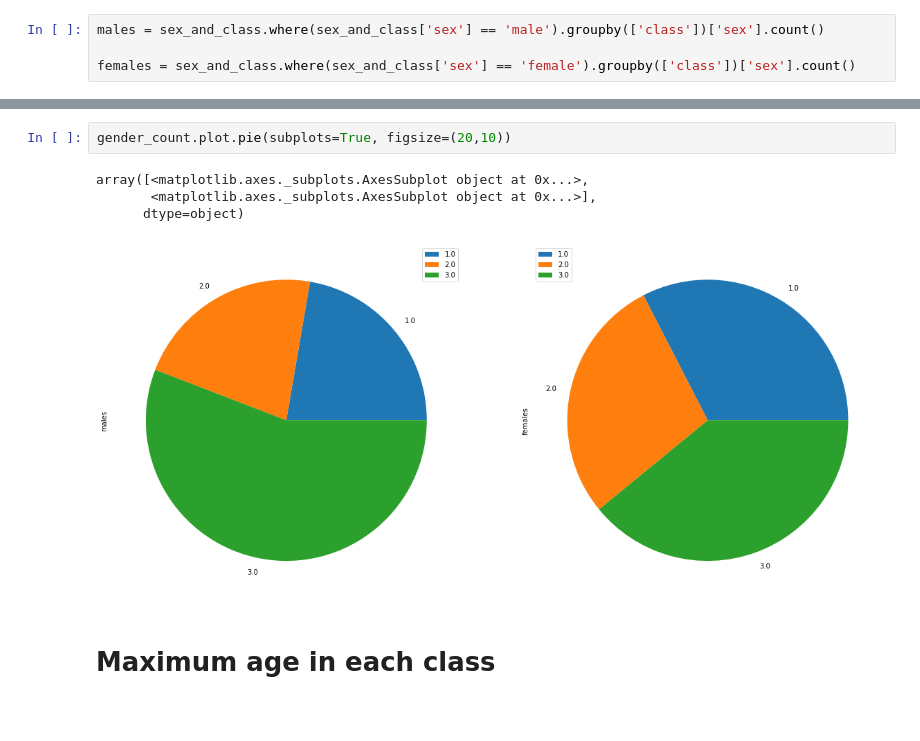
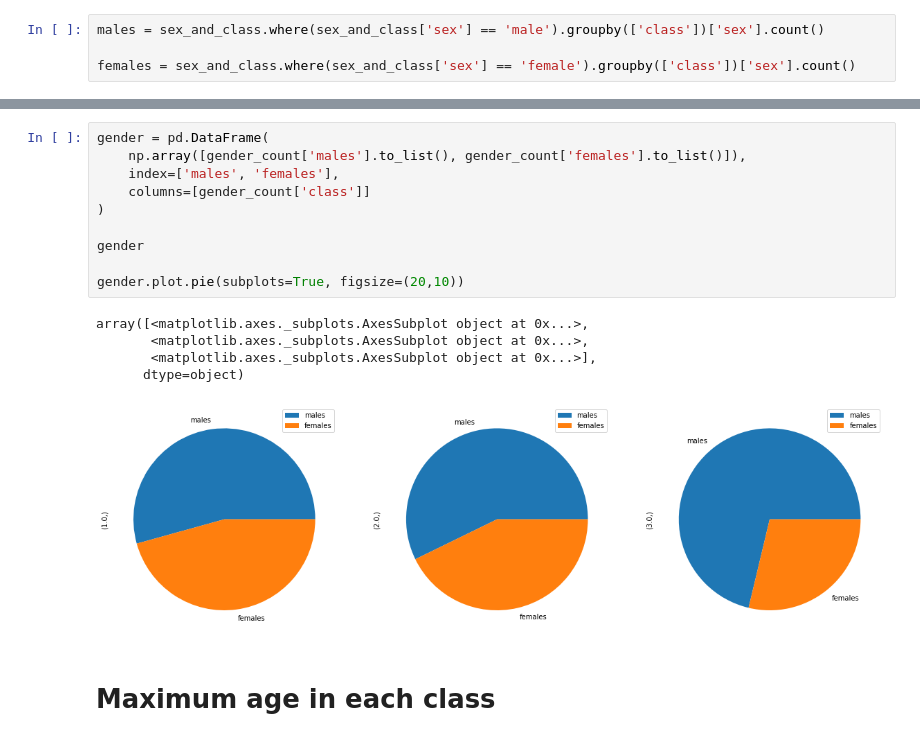
Before and after one commit to u2-de-students-lab/titanic_exploration, a Jupyter notebook: oleggerasinovich/Titanic.ipynb, the cells around one changed output, grey strips where cells are left out. Cells and saved outputs as stored; diff of their text form; blank space fills up the shorter version.

```diff
--- a/oleggerasinovich/Titanic.ipynb
+++ b/oleggerasinovich/Titanic.ipynb
@@ -180,10 +186,19 @@ gender_count
-# %%
-gender_count.plot.pie(subplots=True, figsize=(20,10))
-# %% [output]
-array([<matplotlib.axes._subplots.AxesSubplot object at 0x...>,
-       <matplotlib.axes._subplots.AxesSubplot object at 0x...>],
-      dtype=object)
-[figure, removed]
+# %%
+gender = pd.DataFrame(
+    np.array([gender_count['males'].to_list(), gender_count['females'].to_list()]),
+    index=['males', 'females'],
+    columns=[gender_count['class']]
+)
+
+gender
+
+gender.plot.pie(subplots=True, figsize=(20,10))
+# %% [output]
+array([<matplotlib.axes._subplots.AxesSubplot object at 0x...>,
+       <matplotlib.axes._subplots.AxesSubplot object at 0x...>,
+       <matplotlib.axes._subplots.AxesSubplot object at 0x...>],
+      dtype=object)
+[figure, added]
 # %% [markdown]
 # Maximum age in each class
 # %%
```
Also changed, not shown: parts of 1 cell of this notebook, 1 other file.
